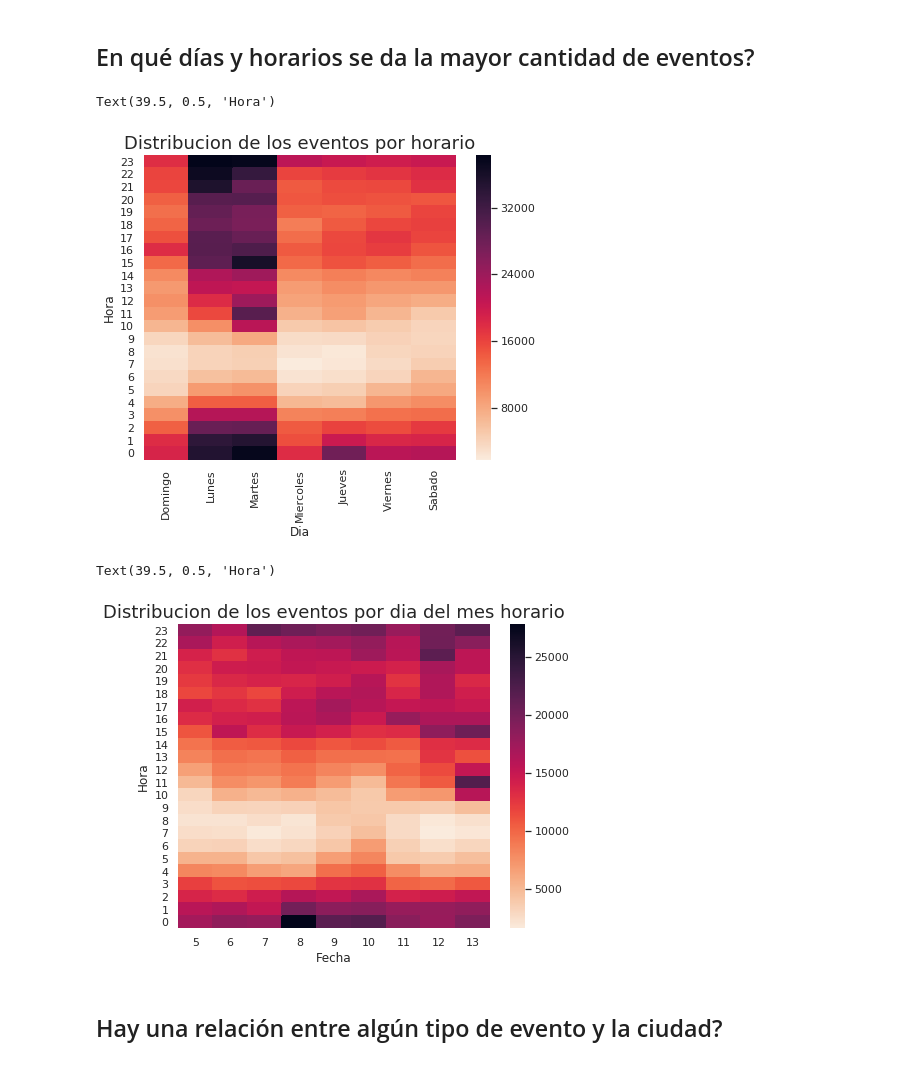
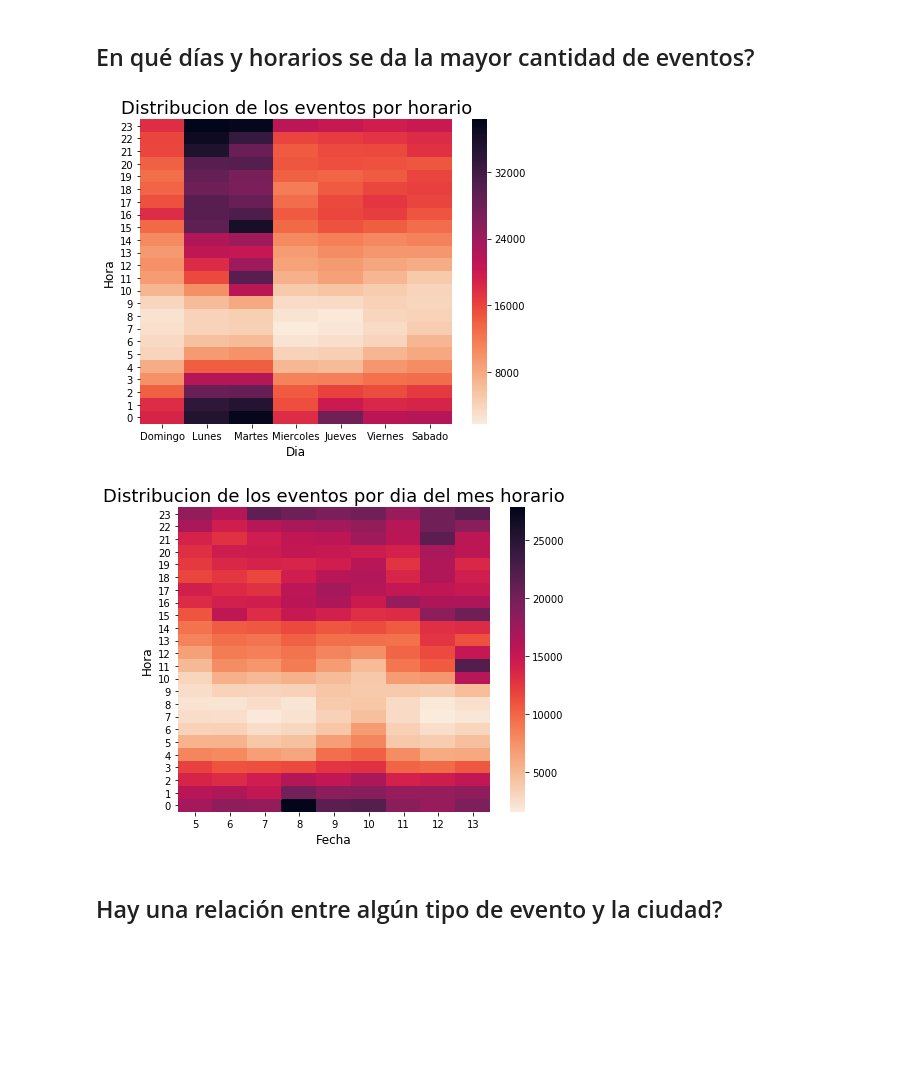
Before and after one commit to shizus/7506-1c2019, a Jupyter notebook: scripts/events.ipynb, the cells around one changed output. Drawn from its saved outputs; the diff is of its cells as text; code cells hidden in the pictures; blank space fills up the shorter version.

```diff
--- a/scripts/events.ipynb
+++ b/scripts/events.ipynb
@@ -758,3 +744,5 @@ Name: application_id, Length: 199, dtype: int64
 ## Hay una relación entre los eventos y el día de la semana?
 # %%
 events['date'] = pd.to_datetime(events['date'])
+# %%
+events['dayofweek'] = events['date'].dt.dayofweek
@@ -787,5 +780,2 @@ plt.show()
 # %% [markdown]
 ## Hay una relación entre los eventos y el dispositivo que se usa?
-# %%
-events['hour'] = events['date'].dt.hour
-events['hour']
@@ -810,22 +782,22 @@ Name: hour, Length: 2494423, dtype: int64
 # %% [markdown]
 ## En qué días y horarios se da la mayor cantidad de eventos?
 # %%
-eventos_dia_hora = events.groupby(["dayofweek","hour"])["event_id",].count()
-pivot_post = eventos_dia_hora.pivot_table(index="hour", columns="dayofweek", values= "event_id")
+eventos_dia_hora = events.groupby(["dayofweek",events['date'].dt.hour])["event_id",].count()
+pivot_post = eventos_dia_hora.pivot_table(index="date", columns="dayofweek", values= "event_id")
 pivot_post = pivot_post.sort_index(ascending=False)
 plt.figure(figsize=(7,5.6))
 cmap = sns.cm.rocket_r
 g = sns.heatmap(pivot_post, xticklabels=['Domingo','Lunes','Martes','Miercoles','Jueves','Viernes','Sabado'], cmap=cmap)
 g.set_title("Distribucion de los eventos por horario", fontsize=18)
 g.set_xlabel("Dia", fontsize=12)
 g.set_ylabel("Hora", fontsize=12)
+plt.show()
 # %% [output]
-Text(39.5, 0.5, 'Hora')
-[figure, old version]
+[figure, new version]
 # %%
 events["day"] = events["date"].dt.day
-eventos_dia_del_mes_hora = events.groupby(["day","hour"])["event_id",].count()
-pivot_post = eventos_dia_del_mes_hora.pivot_table(index="hour", columns="day", values= "event_id")
+eventos_dia_del_mes_hora = events.groupby(["day",events['date'].dt.hour])["event_id",].count()
+pivot_post = eventos_dia_del_mes_hora.pivot_table(index="date", columns="day", values= "event_id")
 pivot_post = pivot_post.sort_index(ascending=False)
 plt.figure(figsize=(7,5.6))
 cmap = sns.cm.rocket_r
@@ -833,9 +805,9 @@ g = sns.heatmap(pivot_post, cmap=cmap)
 g.set_title("Distribucion de los eventos por dia del mes horario", fontsize=18)
 g.set_xlabel("Fecha", fontsize=12)
 g.set_ylabel("Hora", fontsize=12)
+plt.show()
 # %% [output]
-Text(39.5, 0.5, 'Hora')
-[figure, old version]
+[figure, new version]
 # %% [markdown]
 ## Hay una relación entre algún tipo de evento y la ciudad?
 # %%
```
Also changed, not shown: parts of 20 cells of this notebook.
